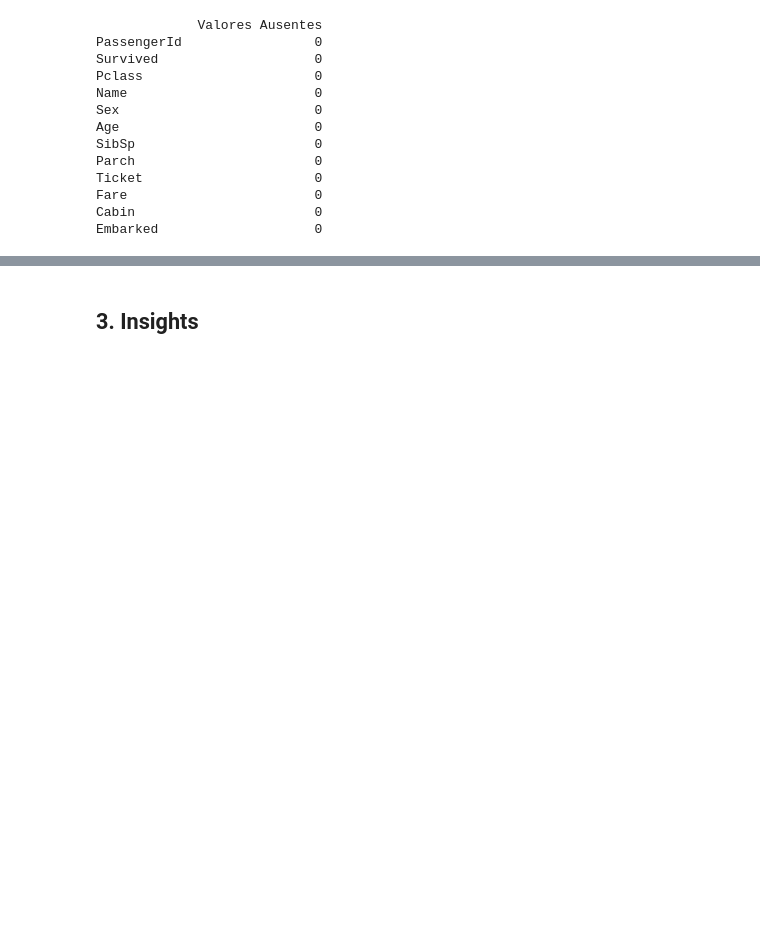
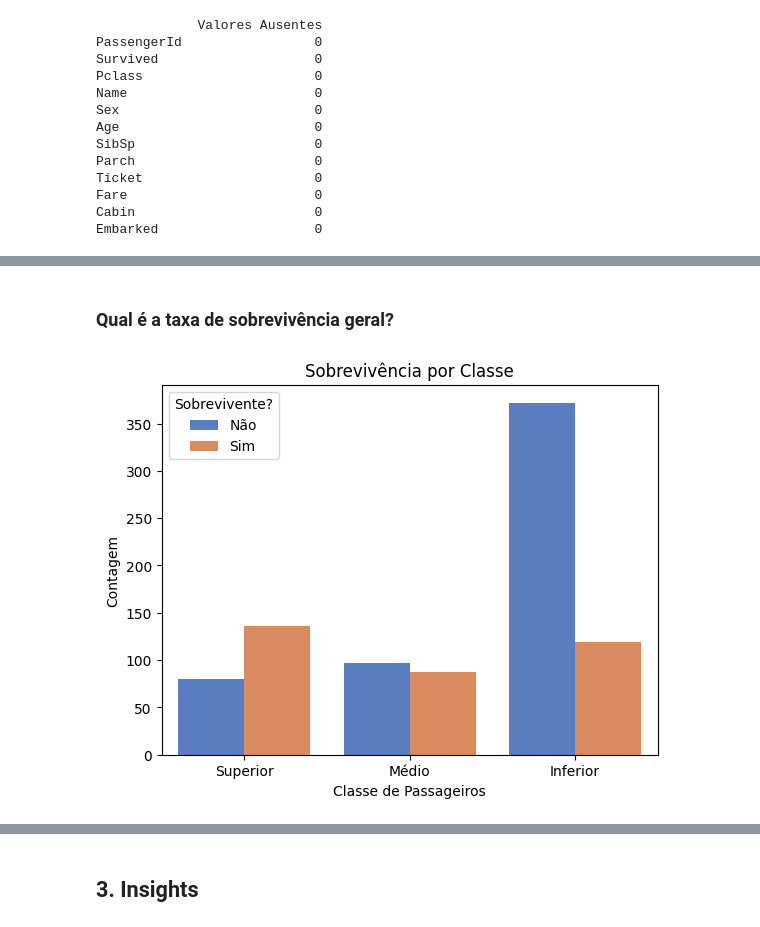
Before and after one commit to Giselz/avanti-bootcamp-cdd, a Jupyter notebook: notebooks/01-exploratory_data_analysis.ipynb, the cells around one changed output, grey strips where cells are left out. Drawn from its saved outputs; the diff is of its cells as text; code cells hidden in the pictures; blank space fills up the shorter version.

```diff
--- a/notebooks/01-exploratory_data_analysis.ipynb
+++ b/notebooks/01-exploratory_data_analysis.ipynb
@@ -257,8 +257,3 @@ Ticket                      0
 Fare                        0
 Cabin                       0
 Embarked                    0
-# %%
-
-
-df = pd.read_csv('../data/external/Titanic_Dictionary.csv')
-print(df.head())
@@ -273,0 +324,6 @@ Age      Age in years NaN                       Quantitativa
+# %%
+df.columns = df.columns.str.strip()
+# %%
+# Reverter as alterações em Pclass
+mapping_reverse = {'Upper': 1, 'Middle': 2, 'Lower': 3}
+df['Pclass'] = df['Pclass'].replace(mapping_reverse)
@@ -273,0 +375,15 @@ Age      Age in years NaN                       Quantitativa
+# %% [markdown]
+### Qual é a taxa de sobrevivência geral?
+# %%
+# Criar o gráfico
+sns.countplot(data=df, x='Pclass', hue='Survived', palette='muted')
+plt.title('Sobrevivência por Classe')
+plt.xlabel('Classe de Passageiros')
+plt.ylabel('Contagem')
+
+# Modificar os rótulos do eixo x
+plt.xticks(ticks=[0, 1, 2], labels=['Superior', 'Médio', 'Inferior'])
+plt.legend(title='Sobrevivente?', labels=['Não', 'Sim'])
+plt.show()
+# %% [output]
+[figure, added]
```
Also changed, not shown: parts of 15 cells of this notebook.
